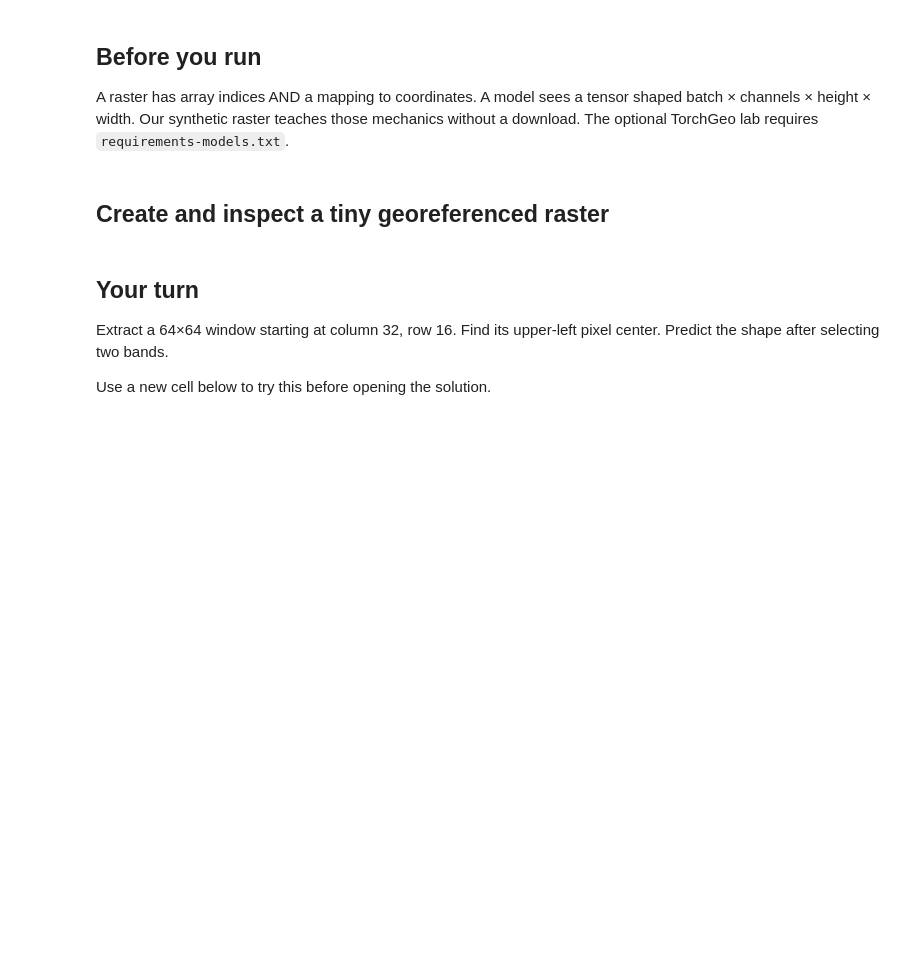
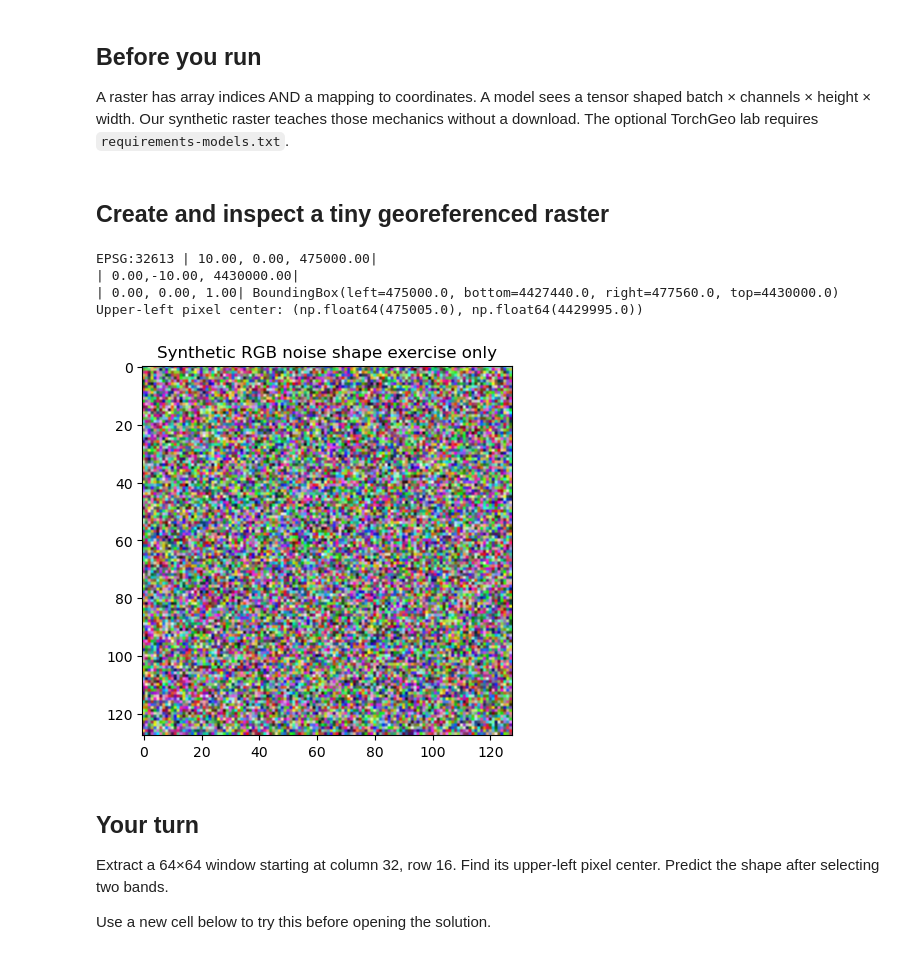
Before and after one commit to lijo8146/geospatial_machine_learning, a Jupyter notebook: 02-pytorch-torchgeo/01_torchgeo_intro.ipynb, the cells around one changed output. Cells and saved outputs as stored; diff of their text form; code cells hidden in the pictures; blank space fills up the shorter version.

```diff
--- a/02-pytorch-torchgeo/01_torchgeo_intro.ipynb
+++ b/02-pytorch-torchgeo/01_torchgeo_intro.ipynb
@@ -25,16 +25,22 @@ from course import OUT, points
 # %%
 import rasterio
 from rasterio.windows import Window
 from course import raster_fixture
 path=raster_fixture()
 with rasterio.open(path) as src:
     patch=src.read(window=Window(0,0,128,128))
     print(src.crs,src.transform,src.bounds)
     print('Upper-left pixel center:',src.xy(0,0))
 assert patch.shape == (3,128,128)
 batch=patch[np.newaxis].astype('float32')/10000
 assert batch.shape == (1,3,128,128)
-plt.imshow(batch[0].transpose(1,2,0));plt.title('Synthetic RGB noise — shape exercise only');plt.show()
+plt.imshow(batch[0].transpose(1,2,0));plt.title('Synthetic RGB noise shape exercise only');plt.show()
+# %% [output]
+EPSG:32613 | 10.00, 0.00, 475000.00|
+| 0.00,-10.00, 4430000.00|
+| 0.00, 0.00, 1.00| BoundingBox(left=475000.0, bottom=4427440.0, right=477560.0, top=4430000.0)
+Upper-left pixel center: (np.float64(475005.0), np.float64(4429995.0))
+[figure, added]
 # %% [markdown]
 ## Your turn
 
```
Also changed, not shown: parts of 4 cells of this notebook.
